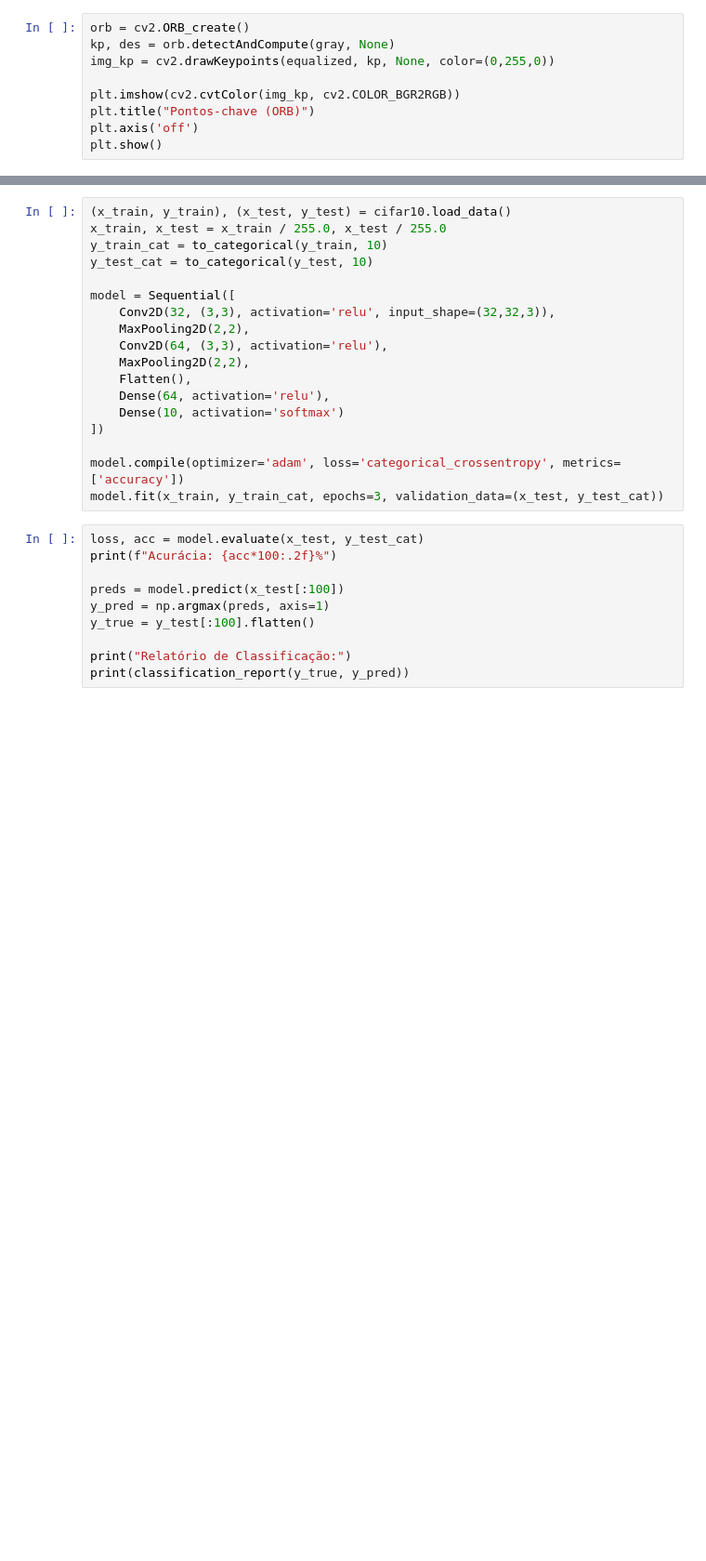
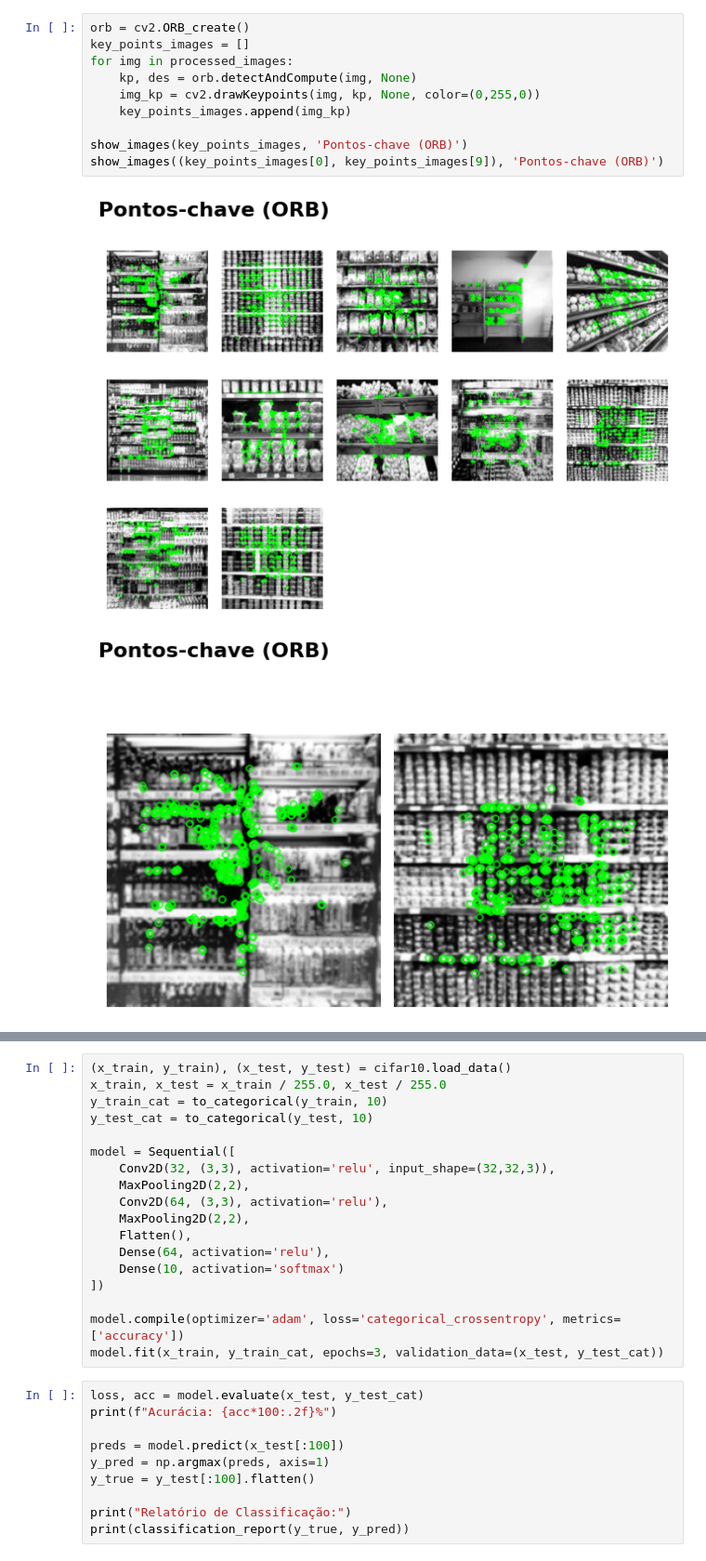
Before and after one commit to kauegalons/TF-Visao-Computacional, a Jupyter notebook: app.ipynb, the cells around one changed output, grey strips where cells are left out. Shown at 93% size. Drawn from its saved outputs; the diff is of its cells as text; blank space fills up the shorter version.

```diff
--- a/app.ipynb
+++ b/app.ipynb
@@ -33,10 +82,14 @@ plt.show()
 # %%
 orb = cv2.ORB_create()
-kp, des = orb.detectAndCompute(gray, None)
-img_kp = cv2.drawKeypoints(equalized, kp, None, color=(0,255,0))
+key_points_images = []
+for img in processed_images:
+    kp, des = orb.detectAndCompute(img, None)
+    img_kp = cv2.drawKeypoints(img, kp, None, color=(0,255,0))
+    key_points_images.append(img_kp)
 
-plt.imshow(cv2.cvtColor(img_kp, cv2.COLOR_BGR2RGB))
-plt.title("Pontos-chave (ORB)")
-plt.axis('off')
-plt.show()
+show_images(key_points_images, 'Pontos-chave (ORB)')
+show_images((key_points_images[0], key_points_images[9]), 'Pontos-chave (ORB)')
+# %% [output]
+[figure, added]
+[figure, added]
 # %%
```
Also changed, not shown: parts of 5 cells of this notebook.
